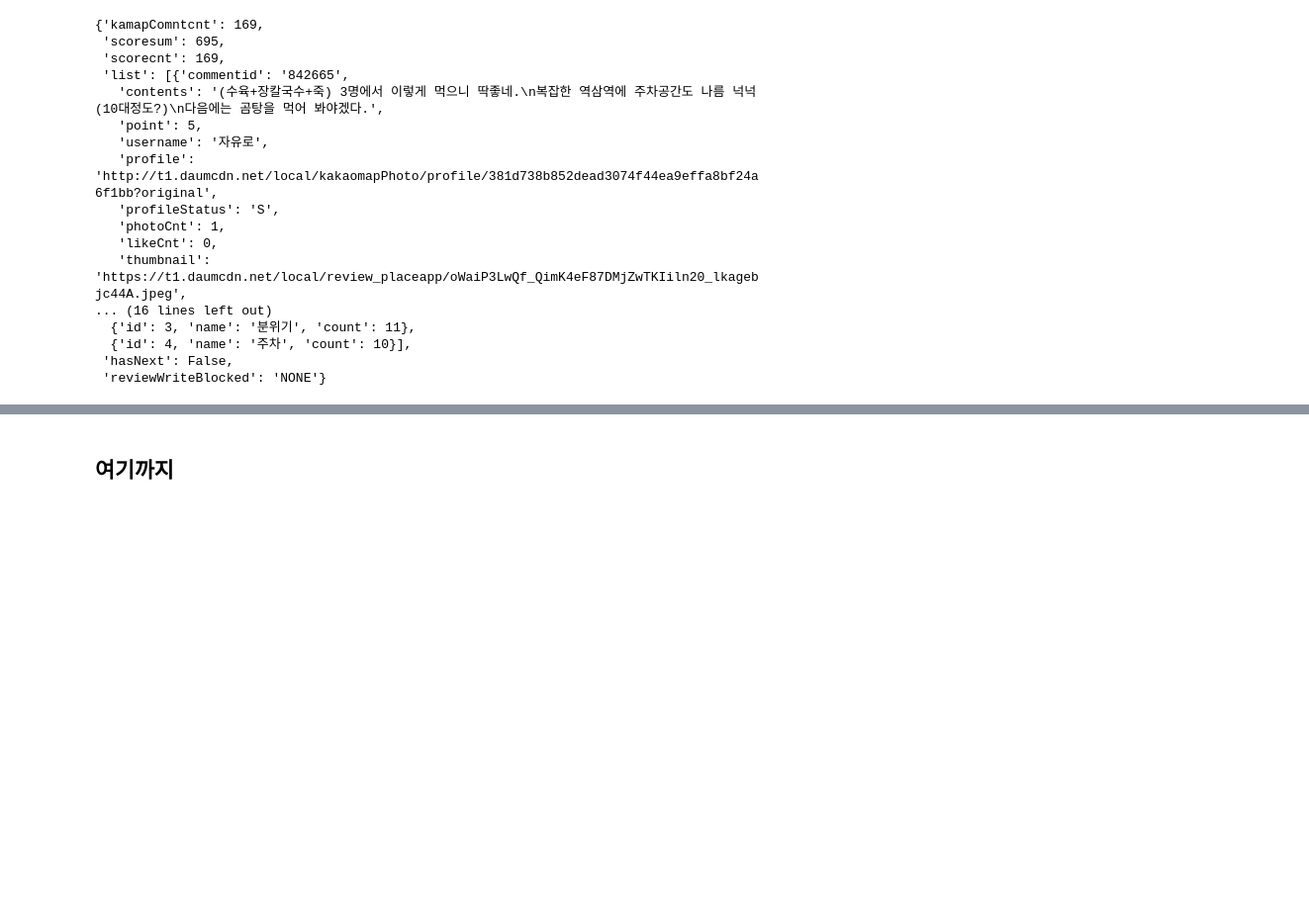
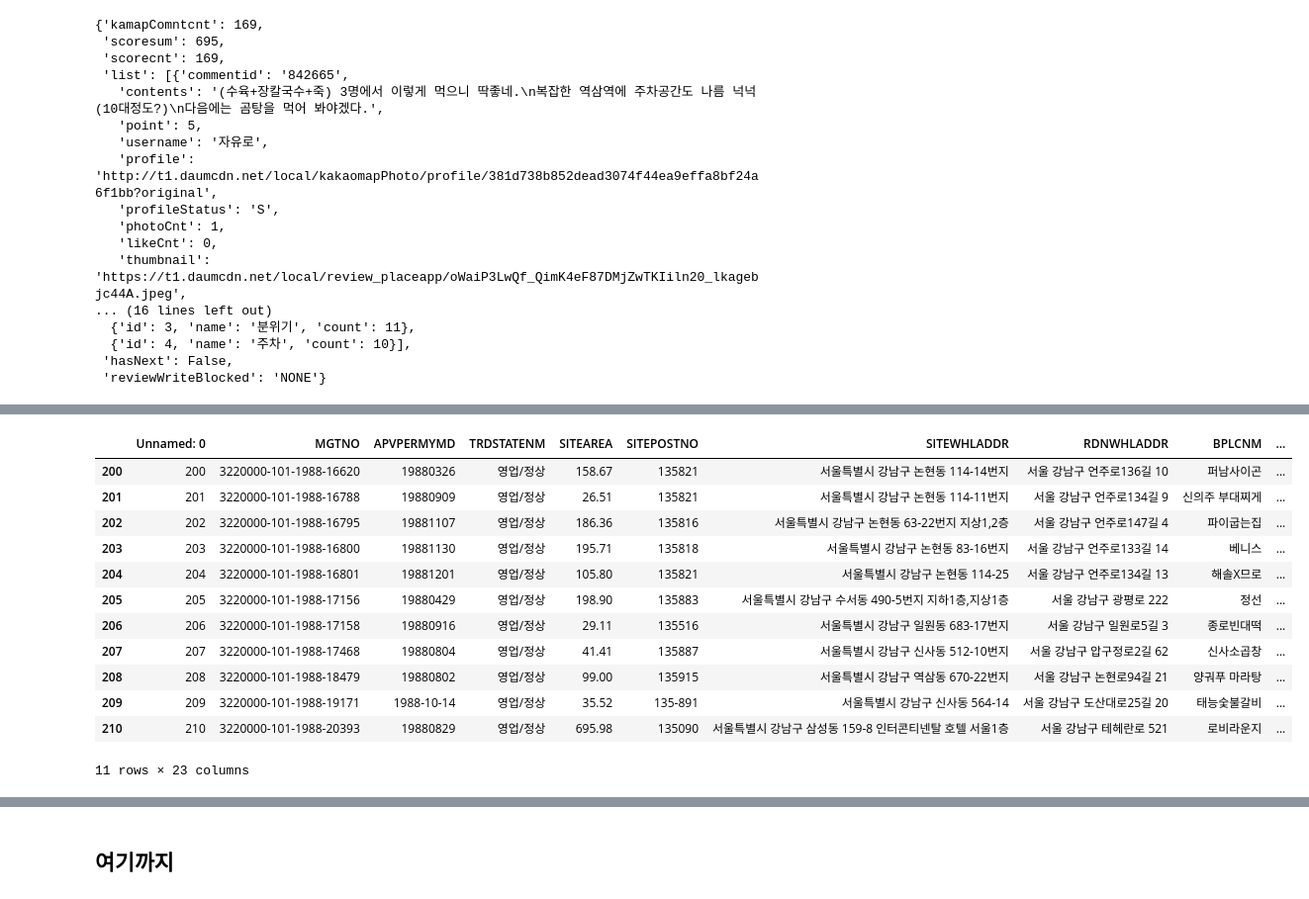
Before and after one commit to benidjor/model-restaurant-in-gangnam, a Jupyter notebook: total_reviews.ipynb, the cells around one changed output, grey strips where cells are left out. Shown: that part at 99% size. Drawn from its saved outputs; the diff is of its cells as text; code cells hidden in the pictures; blank space fills up the shorter version.

```diff
--- a/total_reviews.ipynb
+++ b/total_reviews.ipynb
@@ -243,0 +297,16 @@ pd.DataFrame(comments)
+# %%
+df.loc[200:210]
+# %% [output]
+|  | Unnamed: 0 | MGTNO | APVPERMYMD | TRDSTATENM | SITEAREA | SITEPOSTNO | SITEWHLADDR | RDNWHLADDR | BPLCNM | ... |
+| 200 | 200 | 3220000-101-1988-16620 | 19880326 | 영업/정상 | 158.67 | 135821 | 서울특별시 강남구 논현동 114-14번지 | 서울 강남구 언주로136길 10 | 퍼남사이곤 | ... |
+| 201 | 201 | 3220000-101-1988-16788 | 19880909 | 영업/정상 | 26.51 | 135821 | 서울특별시 강남구 논현동 114-11번지 | 서울 강남구 언주로134길 9 | 신의주 부대찌게 | ... |
+| 202 | 202 | 3220000-101-1988-16795 | 19881107 | 영업/정상 | 186.36 | 135816 | 서울특별시 강남구 논현동 63-22번지 지상1,2층 | 서울 강남구 언주로147길 4 | 파이굽는집 | ... |
+| 203 | 203 | 3220000-101-1988-16800 | 19881130 | 영업/정상 | 195.71 | 135818 | 서울특별시 강남구 논현동 83-16번지 | 서울 강남구 언주로133길 14 | 베니스 | ... |
+| 204 | 204 | 3220000-101-1988-16801 | 19881201 | 영업/정상 | 105.80 | 135821 | 서울특별시 강남구 논현동 114-25 | 서울 강남구 언주로134길 13 | 해솔X므로 | ... |
+| 205 | 205 | 3220000-101-1988-17156 | 19880429 | 영업/정상 | 198.90 | 135883 | 서울특별시 강남구 수서동 490-5번지 지하1층,지상1층 | 서울 강남구 광평로 222 | 정선 | ... |
+| 206 | 206 | 3220000-101-1988-17158 | 19880916 | 영업/정상 | 29.11 | 135516 | 서울특별시 강남구 일원동 683-17번지 | 서울 강남구 일원로5길 3 | 종로빈대떡 | ... |
+| 207 | 207 | 3220000-101-1988-17468 | 19880804 | 영업/정상 | 41.41 | 135887 | 서울특별시 강남구 신사동 512-10번지 | 서울 강남구 압구정로2길 62 | 신사소곱창 | ... |
+| 208 | 208 | 3220000-101-1988-18479 | 19880802 | 영업/정상 | 99.00 | 135915 | 서울특별시 강남구 역삼동 670-22번지 | 서울 강남구 논현로94길 21 | 양궈푸 마라탕 | ... |
+| 209 | 209 | 3220000-101-1988-19171 | 1988-10-14 | 영업/정상 | 35.52 | 135-891 | 서울특별시 강남구 신사동 564-14 | 서울 강남구 도산대로25길 20 | 태능숯불갈비 | ... |
+| 210 | 210 | 3220000-101-1988-20393 | 19880829 | 영업/정상 | 695.98 | 135090 | 서울특별시 강남구 삼성동 159-8 인터콘티넨탈 호텔 서울1층 | 서울 강남구 테헤란로 521 | 로비라운지 | ... |
+11 rows × 23 columns
```
Also changed, not shown: parts of 20 cells of this notebook, 1 other file.
